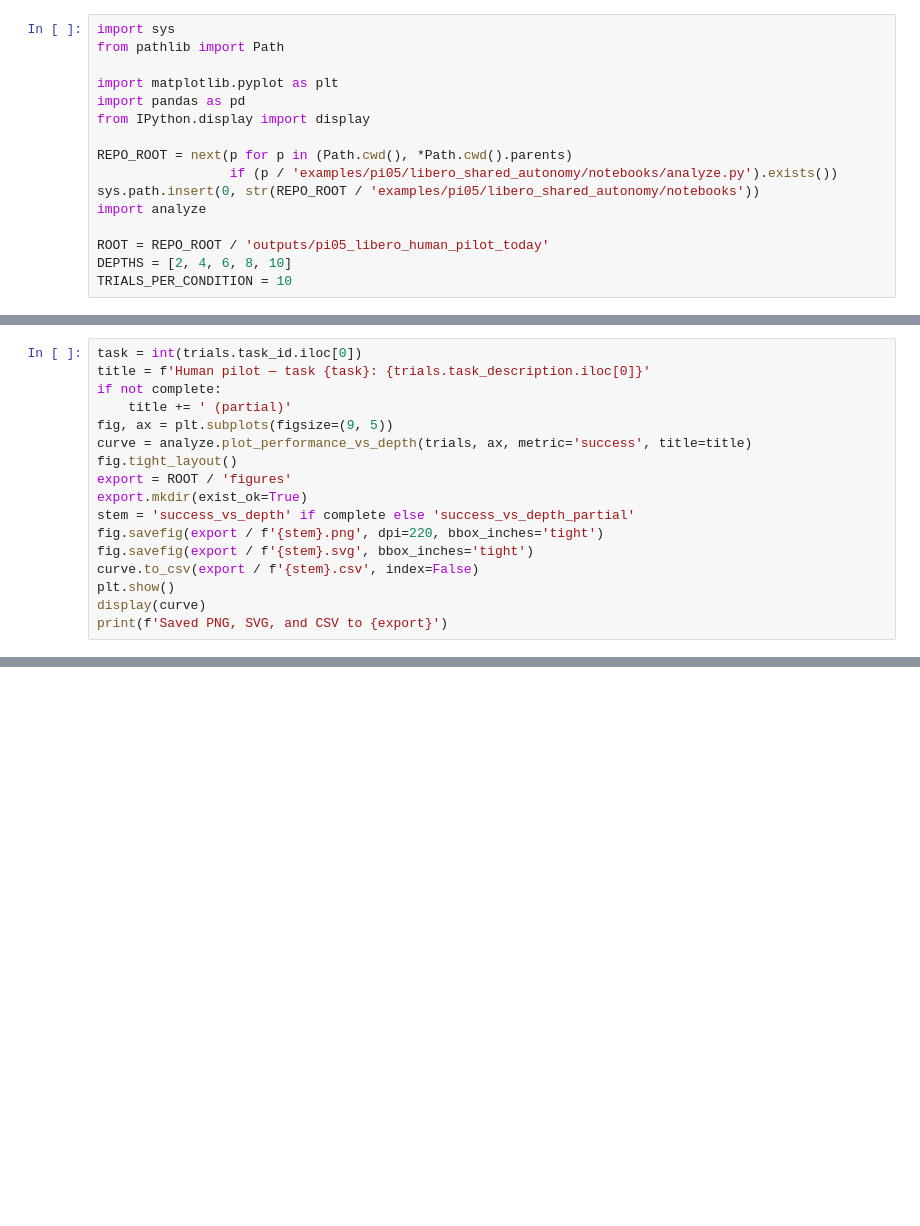
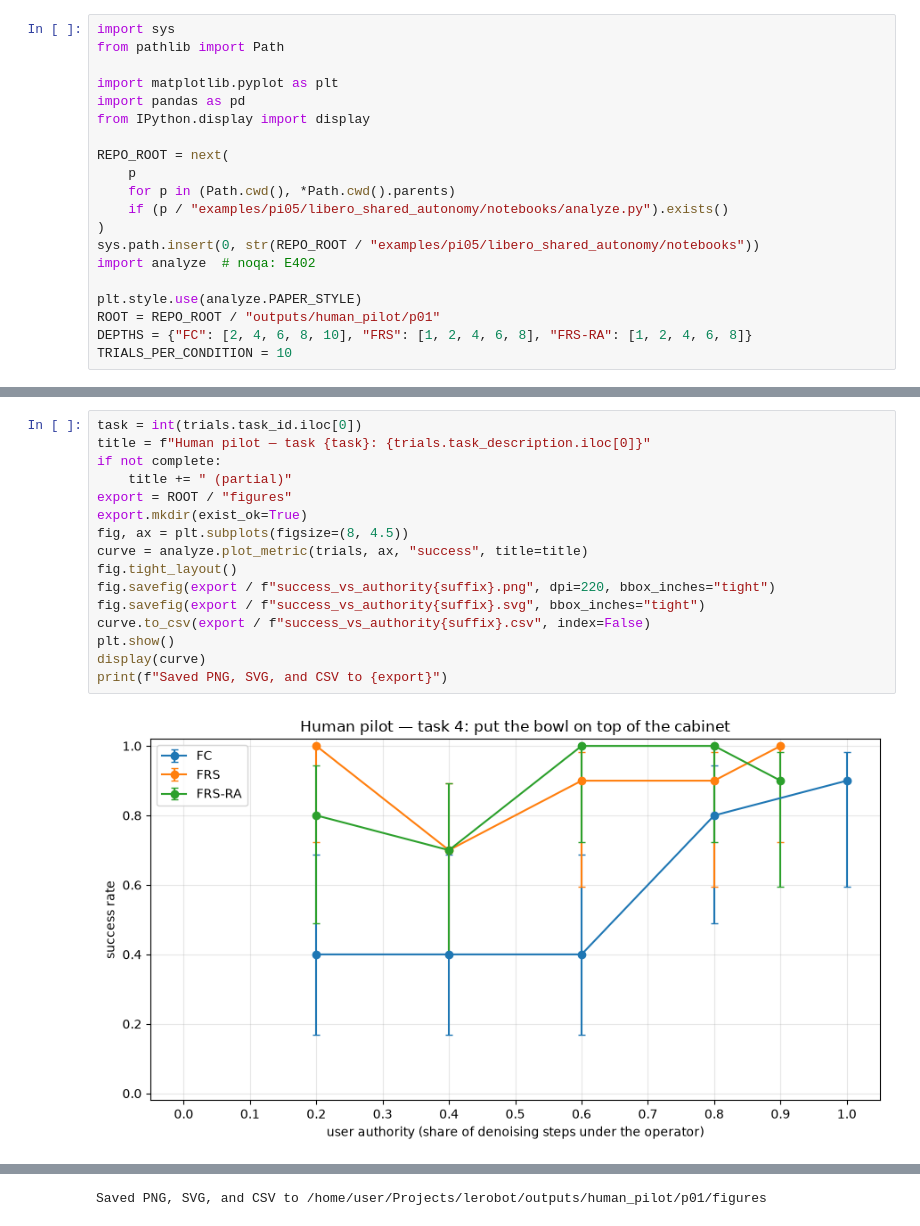
Before and after one commit to ricebcilab/lerobot, a Jupyter notebook: examples/pi05/libero_shared_autonomy/notebooks/analyze_human_pilot.ipynb, the cells around one changed output, grey strips where cells are left out. Drawn from its saved outputs; the diff is of its cells as text; blank space fills up the shorter version.

```diff
--- a/examples/pi05/libero_shared_autonomy/notebooks/analyze_human_pilot.ipynb
+++ b/examples/pi05/libero_shared_autonomy/notebooks/analyze_human_pilot.ipynb
@@ -12,13 +12,17 @@ import matplotlib.pyplot as plt
 import pandas as pd
 from IPython.display import display
 
-REPO_ROOT = next(p for p in (Path.cwd(), *Path.cwd().parents)
-                 if (p / 'examples/pi05/libero_shared_autonomy/notebooks/analyze.py').exists())
-sys.path.insert(0, str(REPO_ROOT / 'examples/pi05/libero_shared_autonomy/notebooks'))
-import analyze
+REPO_ROOT = next(
+    p
+    for p in (Path.cwd(), *Path.cwd().parents)
+    if (p / "examples/pi05/libero_shared_autonomy/notebooks/analyze.py").exists()
+)
+sys.path.insert(0, str(REPO_ROOT / "examples/pi05/libero_shared_autonomy/notebooks"))
+import analyze  # noqa: E402
 
-ROOT = REPO_ROOT / 'outputs/pi05_libero_human_pilot_today'
-DEPTHS = [2, 4, 6, 8, 10]
+plt.style.use(analyze.PAPER_STYLE)
+ROOT = REPO_ROOT / "outputs/human_pilot/p01"
+DEPTHS = {"FC": [2, 4, 6, 8, 10], "FRS": [1, 2, 4, 6, 8], "FRS-RA": [1, 2, 4, 6, 8]}
 TRIALS_PER_CONDITION = 10
 # %%
 runs = analyze.find_runs(ROOT)
@@ -47,17 +65,18 @@ print(f'{len(trials)} completed trials: {trials.task_description.iloc[0]}')
 # %%
 task = int(trials.task_id.iloc[0])
-title = f'Human pilot — task {task}: {trials.task_description.iloc[0]}'
+title = f"Human pilot — task {task}: {trials.task_description.iloc[0]}"
 if not complete:
-    title += ' (partial)'
-fig, ax = plt.subplots(figsize=(9, 5))
-curve = analyze.plot_performance_vs_depth(trials, ax, metric='success', title=title)
+    title += " (partial)"
+export = ROOT / "figures"
+export.mkdir(exist_ok=True)
+fig, ax = plt.subplots(figsize=(8, 4.5))
+curve = analyze.plot_metric(trials, ax, "success", title=title)
 fig.tight_layout()
-export = ROOT / 'figures'
-export.mkdir(exist_ok=True)
-stem = 'success_vs_depth' if complete else 'success_vs_depth_partial'
-fig.savefig(export / f'{stem}.png', dpi=220, bbox_inches='tight')
-fig.savefig(export / f'{stem}.svg', bbox_inches='tight')
-curve.to_csv(export / f'{stem}.csv', index=False)
+fig.savefig(export / f"success_vs_authority{suffix}.png", dpi=220, bbox_inches="tight")
+fig.savefig(export / f"success_vs_authority{suffix}.svg", bbox_inches="tight")
+curve.to_csv(export / f"success_vs_authority{suffix}.csv", index=False)
 plt.show()
 display(curve)
-print(f'Saved PNG, SVG, and CSV to {export}')
+print(f"Saved PNG, SVG, and CSV to {export}")
+# %% [output]
+[figure, added]
@@ -63,0 +99 @@ print(f'Saved PNG, SVG, and CSV to {export}')
+Saved PNG, SVG, and CSV to /home/user/Projects/lerobot/outputs/human_pilot/p01/figures
```
Also changed, not shown: parts of 11 cells of this notebook, 3 other files.
